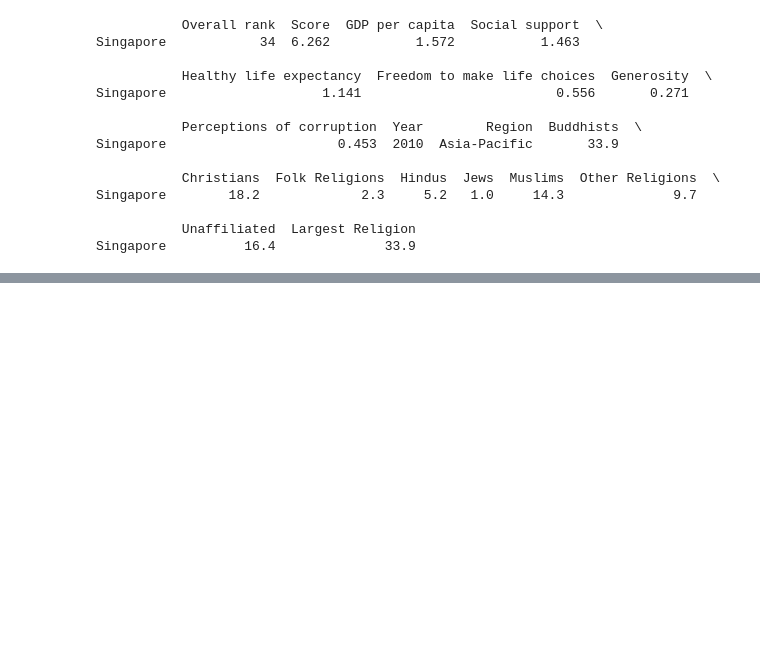
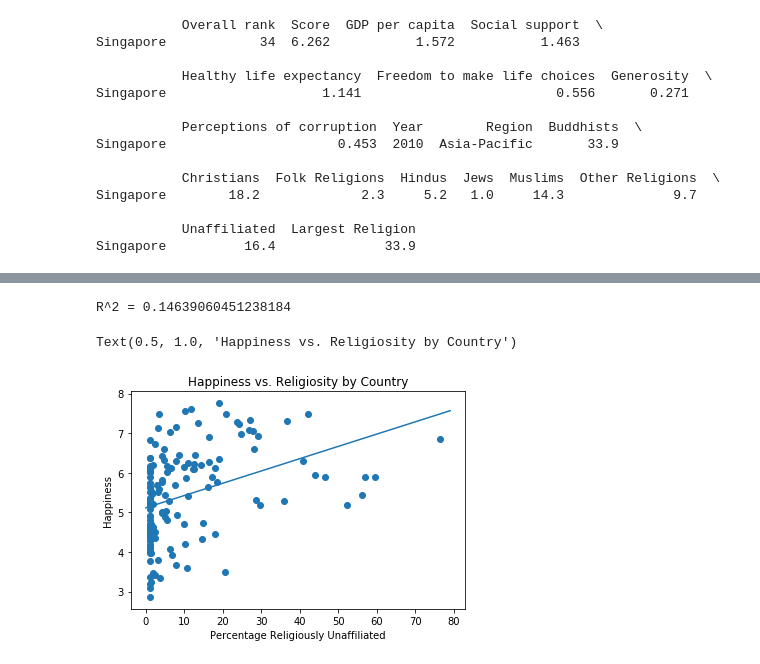
Before and after one commit to lschaberg/PolitiCS, a Jupyter notebook: politiCS.ipynb, the cells around one changed output, grey strips where cells are left out. Cells and saved outputs as stored; diff of their text form; code cells hidden in the pictures; blank space fills up the shorter version.

```diff
--- a/politiCS.ipynb
+++ b/politiCS.ipynb
@@ -51,0 +95,15 @@ Singapore          16.4              33.9
+# %%
+X = np.array(happiness_and_religion['Unaffiliated']).reshape(-1, 1)
+y = happiness_and_religion['Score']
+reg = LinearRegression().fit(X, y)
+print("R^2 =", reg.score(X, y))
+y_predicted = reg.predict(np.arange(0, 80).reshape(-1, 1))
+plt.plot(np.arange(0, 80), y_predicted)
+plt.scatter(happiness_and_religion['Unaffiliated'], happiness_and_religion['Score'])
+plt.xlabel('Percentage Religiously Unaffiliated')
+plt.ylabel('Happiness')
+plt.title("Happiness vs. Religiosity by Country")
+# %% [output]
+R^2 = 0.14639060451238184
+Text(0.5, 1.0, 'Happiness vs. Religiosity by Country')
+[figure, added]
```
Also changed, not shown: parts of 5 cells of this notebook, 1 other file.
